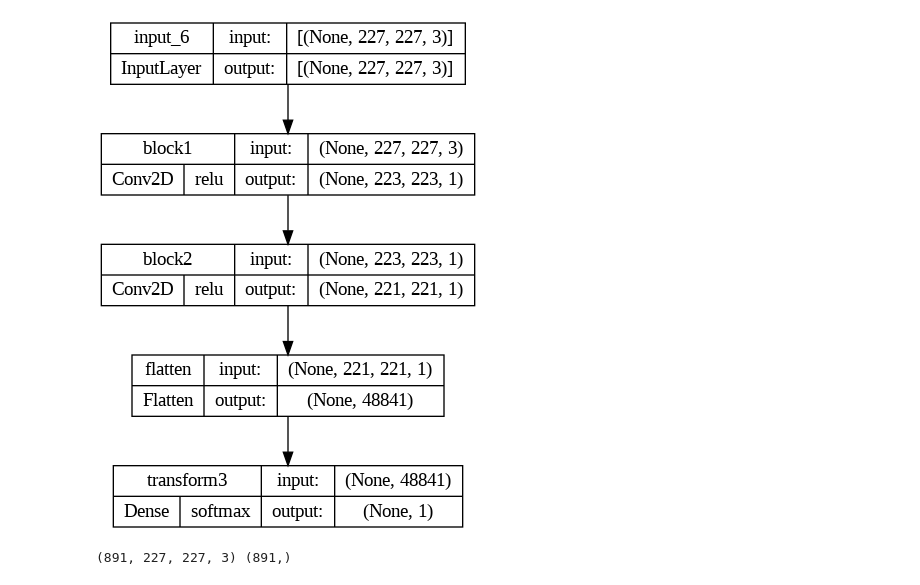
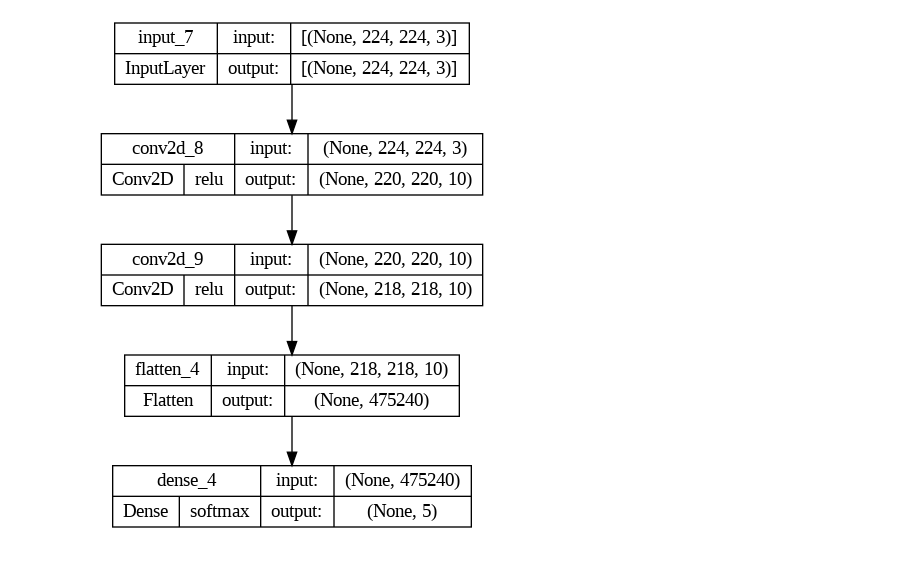
Before and after one commit to EkaterinaKugot/Dataloader, a Jupyter notebook: Dataloader.ipynb, the cells around one changed output. Drawn from its saved outputs; the diff is of its cells as text; code cells hidden in the pictures.

Commit message:
model change

```diff
--- a/Dataloader.ipynb
+++ b/Dataloader.ipynb
@@ -40,17 +72,12 @@ class DataLoader:
 # %%
-layer_input = tf.keras.layers.Input(shape=(227, 227, 3))
-_layer = tf.keras.layers.Conv2D(1, (5, 5), activation='relu', name='block1')(layer_input)
-_layer = tf.keras.layers.Conv2D(1, (3, 3), activation='relu', name='block2')(_layer)
-_layer = tf.keras.layers.Flatten(name='flatten')(_layer)
-_layer = tf.keras.layers.Dense(1, activation='softmax', name='transform3')(_layer)
+layer_input = tf.keras.layers.Input(shape=(224, 224, 3))
+_layer = tf.keras.layers.Conv2D(10, 5, activation='relu')(layer_input)
+_layer = tf.keras.layers.Conv2D(10, 3, activation='relu')(_layer)
+_layer = tf.keras.layers.Flatten()(_layer)
+_layer = tf.keras.layers.Dense(5, activation='softmax')(_layer)
 model = tf.keras.models.Model(inputs=layer_input, outputs=_layer)
-model.compile(optimizer='adam', loss='categorical_crossentropy', metrics=['accuracy'])
+
+model.compile(optimizer='adam', loss='sparse_categorical_crossentropy', metrics=['accuracy'])
 tf.keras.utils.plot_model(model, show_shapes=True, show_layer_names=True, show_layer_activations=True)
 # %% [output]
-[figure, old version]
+[figure, new version]
-# %%
-train_loader = DataLoader('train')
-train_dataset = tf.data.Dataset.from_generator(train_loader, output_types = (tf.int16, tf.int16), output_shapes=(tf.TensorShape([227, 227, 3]), tf.TensorShape(1)))
-train_batches = train_dataset.batch(16)
-# %% [output]
-(891, 227, 227, 3) (891,)
```
Also changed, not shown: parts of 13 cells of this notebook, 1 other file.
